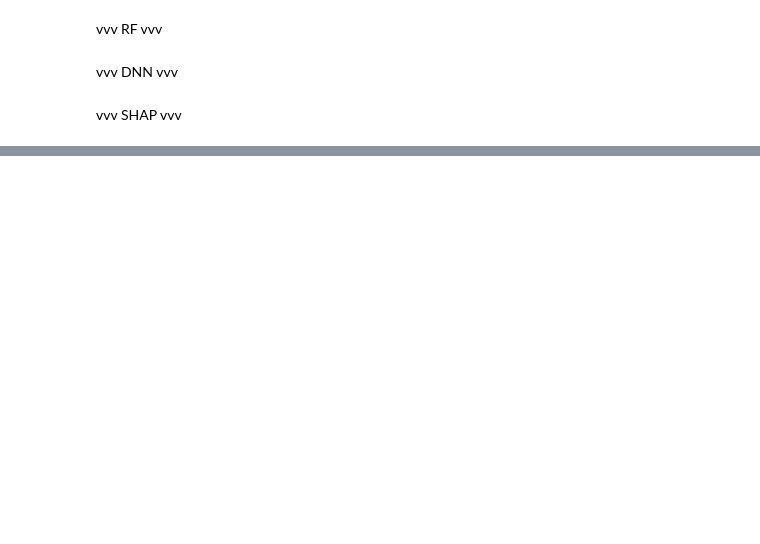
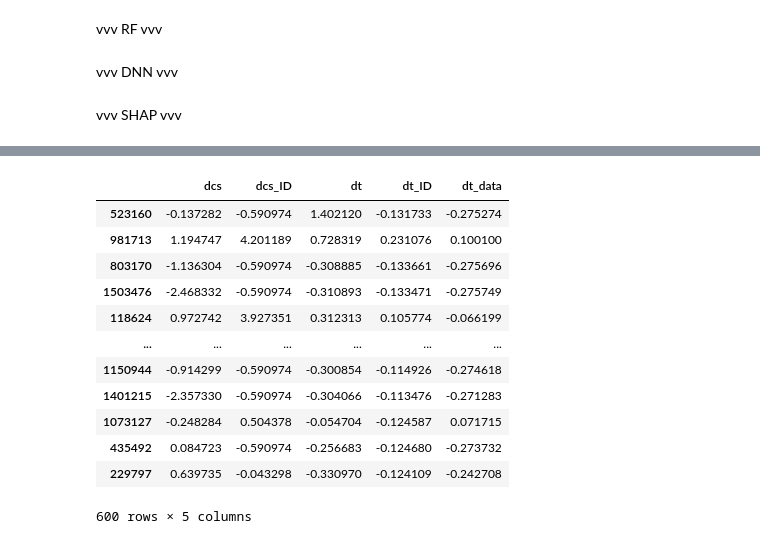
Before and after one commit to hampu5/ml-classify, a Jupyter notebook: ml_classify/shap-book.ipynb, the cells around one changed output, grey strips where cells are left out. Saved outputs shown, nothing was run; the diff lists cells and outputs as text; code cells hidden in the pictures; blank space fills up the shorter version.

```diff
--- a/ml_classify/shap-book.ipynb
+++ b/ml_classify/shap-book.ipynb
@@ -9,8 +9,8 @@ from sklearn.model_selection import cross_val_score, train_test_split
 from joblib import dump, load
 from imblearn.under_sampling import RandomUnderSampler
 # %%
-# df: pd.DataFrame = load("dumped_datasets/survival_all.joblib")
-df: pd.DataFrame = load("dumped_datasets/road_all.joblib")
+df: pd.DataFrame = load("dumped_datasets/survival_all.joblib")
+# df: pd.DataFrame = load("dumped_datasets/road_all.joblib")
 # df: pd.DataFrame = load("dumped_datasets/hisingen_all.joblib")
 
 df.drop(columns=["data", "data_dec", "ID", "DLC", "t"], inplace=True, errors="ignore")
@@ -56,10 +56,10 @@ X_combined = None # Release memory
 # %% [markdown]
 vvv RF vvv
 # %%
-from sklearn.ensemble import RandomForestClassifier
+# from sklearn.ensemble import RandomForestClassifier
 
-rf = RandomForestClassifier(n_estimators=20, random_state=0, max_leaf_nodes=300, max_features="log2", warm_start=True)
-rf.fit(X_train.values, y_train)
+# rf = RandomForestClassifier(n_estimators=20, random_state=0, max_leaf_nodes=300, max_features="log2", warm_start=True)
+# rf.fit(X_train.values, y_train)
 # %% [markdown]
 vvv DNN vvv
 # %%
@@ -110,3 +129,19 @@ shap_dnn_grad = get_explanation2(exp_dnn_grad, X_exp)
+# %%
+display(X_exp)
+# %% [output]
+|  | dcs | dcs_ID | dt | dt_ID | dt_data |
+| 523160 | -0.137282 | -0.590974 | 1.402120 | -0.131733 | -0.275274 |
+| 981713 | 1.194747 | 4.201189 | 0.728319 | 0.231076 | 0.100100 |
+| 803170 | -1.136304 | -0.590974 | -0.308885 | -0.133661 | -0.275696 |
+| 1503476 | -2.468332 | -0.590974 | -0.310893 | -0.133471 | -0.275749 |
+| 118624 | 0.972742 | 3.927351 | 0.312313 | 0.105774 | -0.066199 |
+| ... | ... | ... | ... | ... | ... |
+| 1150944 | -0.914299 | -0.590974 | -0.300854 | -0.114926 | -0.274618 |
+| 1401215 | -2.357330 | -0.590974 | -0.304066 | -0.113476 | -0.271283 |
+| 1073127 | -0.248284 | 0.504378 | -0.054704 | -0.124587 | 0.071715 |
+| 435492 | 0.084723 | -0.590974 | -0.256683 | -0.124680 | -0.273732 |
+| 229797 | 0.639735 | -0.043298 | -0.330970 | -0.124109 | -0.242708 |
+600 rows × 5 columns
 # %%
 def plot_beeswarm2(exp_obj):
     cbar = plt.colorbar(plt.cm.ScalarMappable(cmap="plasma"), label="Feature value")
```
Also changed, not shown: parts of 11 cells of this notebook, 12 other files.
